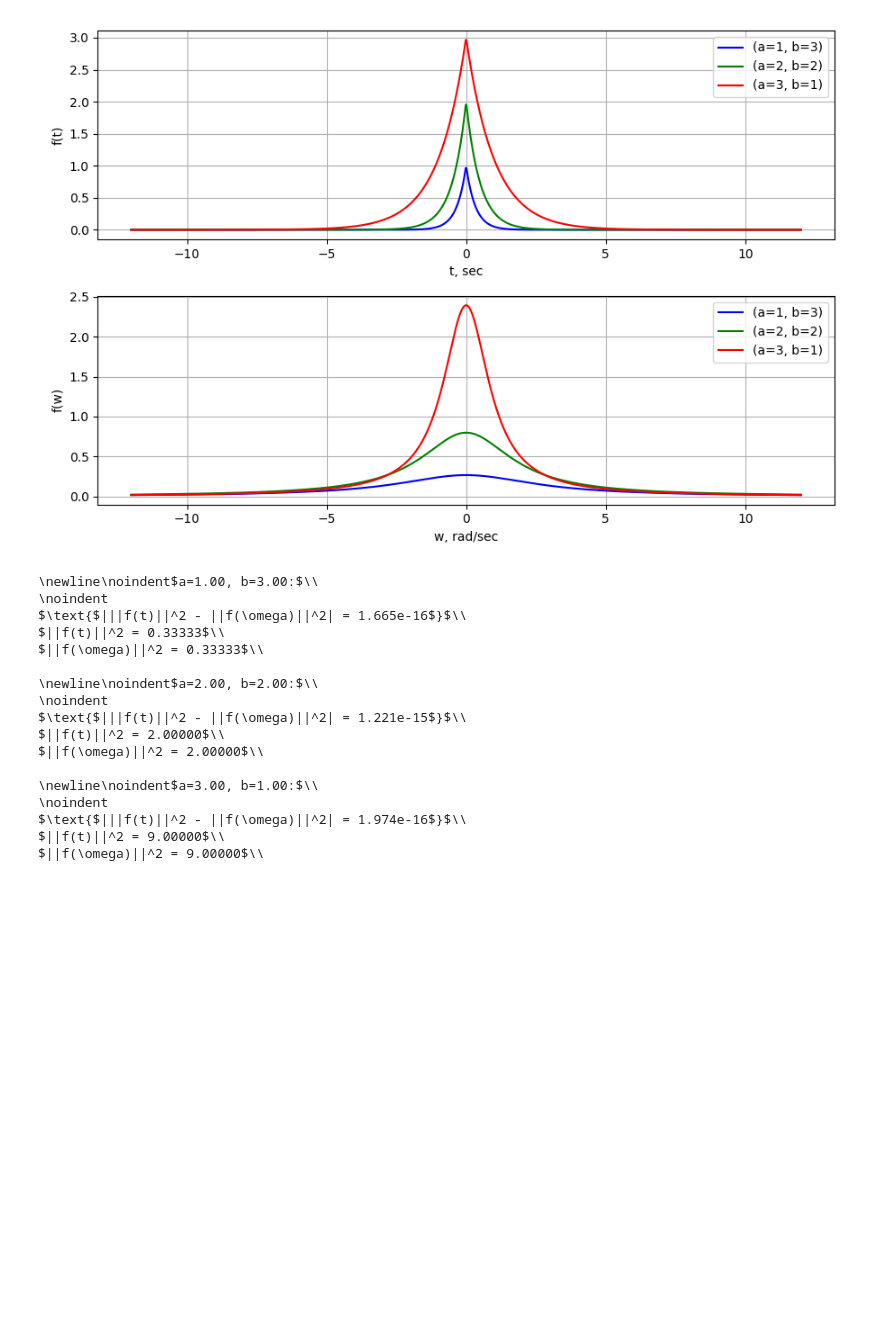
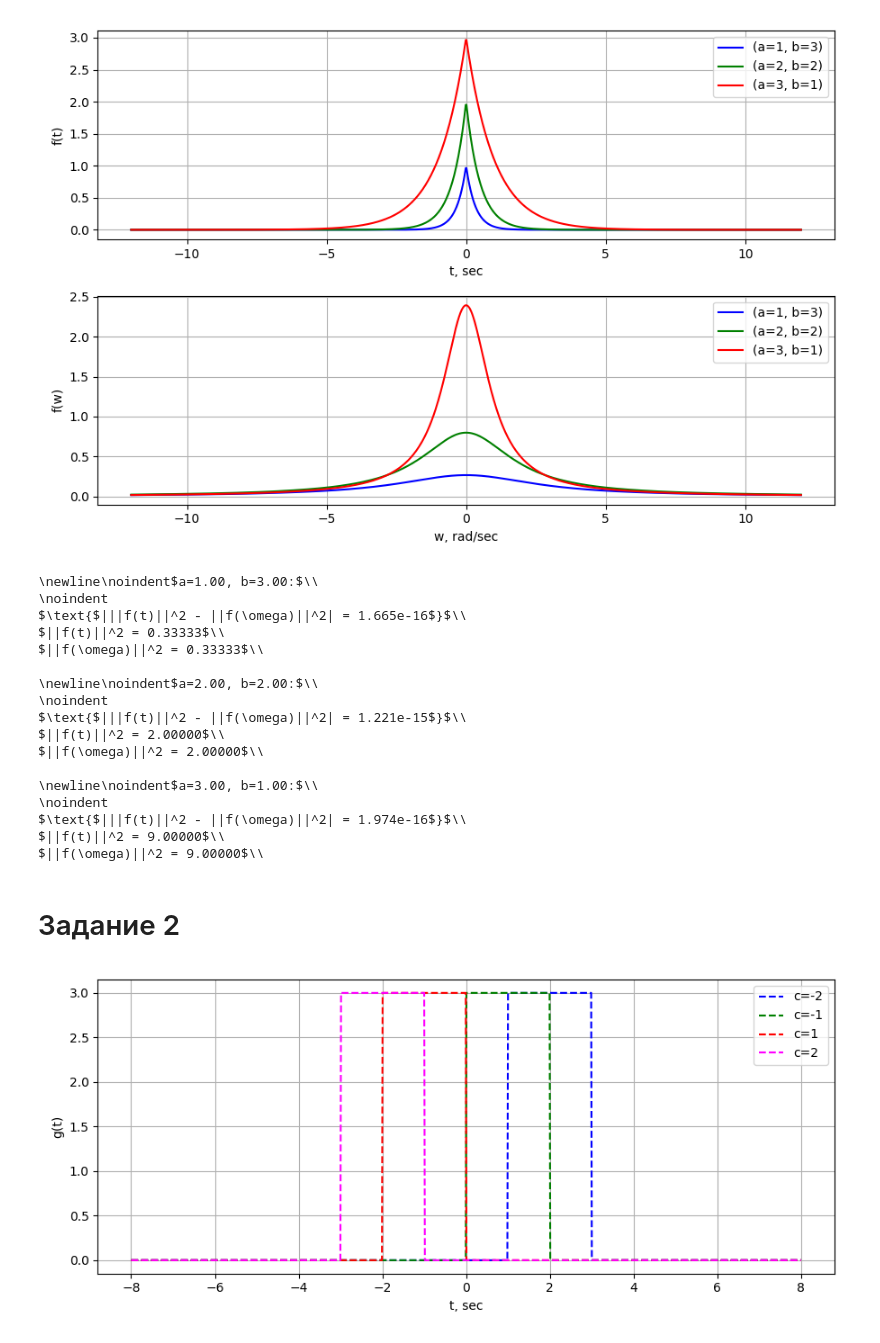
Before and after one commit to n-sukhov/ITMO-courses, a Jupyter notebook: Fourier_Methods/Lab2/Lab2.ipynb, the cells around one changed output. Drawn from its saved outputs; the diff is of its cells as text; code cells hidden in the pictures; blank space fills up the shorter version.

```diff
--- a/Fourier_Methods/Lab2/Lab2.ipynb
+++ b/Fourier_Methods/Lab2/Lab2.ipynb
@@ -30,8 +30,9 @@ def draw_plots(rows, cols, width, height, subplot_data):
             x_label, y_label,
             colors, linestyles,
             linewidth, markers,
-            markersizes
-        ) = data + (None,) * (10 - len(data))
+            markersizes, title,
+            markerevery
+        ) = data + (None,) * (12 - len(data))
 
         num_plots = len(y_arrays)
 
@@ -45,6 +46,7 @@ def draw_plots(rows, cols, width, height, subplot_data):
             lw = linewidth[i] if linewidth and i < len(linewidth) else 2
             marker = markers[i] if markers and i < len(markers) else None
             markersize = markersizes[i] if markersizes and i < len(markersizes) else None
+            mevery = markerevery[i] if markerevery and i < len(markerevery) else None
 
             ax.plot(x, y,
                     label=label,
@@ -52,7 +54,8 @@ def draw_plots(rows, cols, width, height, subplot_data):
                     linestyle=linestyle,
                     linewidth=lw,
                     marker=marker,
-                    markersize=markersize)
+                    markersize=markersize,
+                    markevery=mevery)
 
         if labels:
             ax.legend()
@@ -61,6 +64,8 @@ def draw_plots(rows, cols, width, height, subplot_data):
             ax.set_xlabel(x_label)
         if y_label:
             ax.set_ylabel(y_label)
+        if title:
+            ax.set_title(title)
 
     for idx in range(len(flat_data), len(axes)):
         fig.delaxes(axes[idx])
@@ -301,3 +306,34 @@ $||f(\omega)||^2 = 2.00000$\\
 $\text{$|||f(t)||^2 - ||f(\omega)||^2| = 1.974e-16$}$\\
 $||f(t)||^2 = 9.00000$\\
 $||f(\omega)||^2 = 9.00000$\\
+# %% [markdown]
+# Задание 2
+# %%
+c_coefs = (-2, -1, 1, 2)
+g = lambda t, c: 3 if abs(t+c) <= 1 else 0
+fourier_transform_g = lambda w, c: 3 * np.sqrt(2) * np.sin(w) * np.exp(1j * w * c) / (w * np.sqrt(np.pi))
+t_space = np.linspace(-8, 8, 1000)
+w_space = np.linspace(-8, 8, 1000)
+gt = [[g(t,c) for t in t_space] for c in c_coefs]
+gw = [[fourier_transform_g(w, c) for w in w_space] for c in c_coefs]
+# %%
+colors = ['blue', 'green', 'red', 'magenta']
+linestyles = ['--']
+labels = [f"c={c}" for c in c_coefs]
+
+subplot_data2 = [[
+    (
+    [t_space] * len(c_coefs),
+    gt,
+    labels,
+    "t, sec", "g(t)",
+    colors, linestyles * len(c_coefs),
+    [1.5]*len(c_coefs),
+    [None]*len(c_coefs),
+    [None]*len(c_coefs)
+    )
+]]
+# %%
+draw_plots(rows=1, cols=1, width=9, height=4, subplot_data=subplot_data2)
+# %% [output]
+[figure, added]
```
Also changed, not shown: parts of 3 cells of this notebook, 1 other file.
